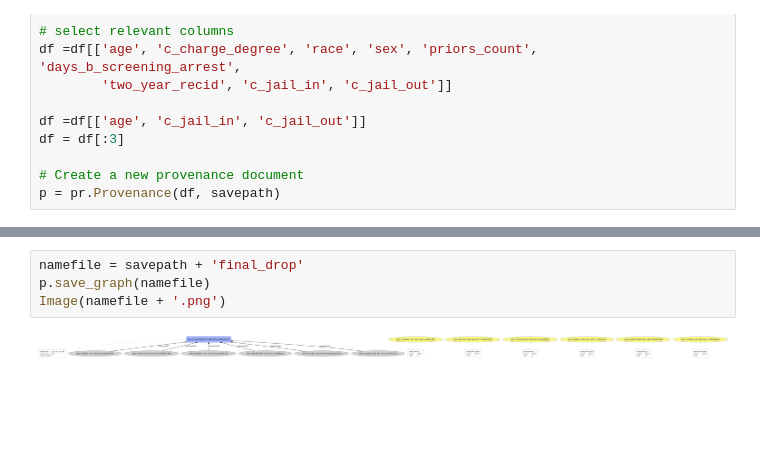
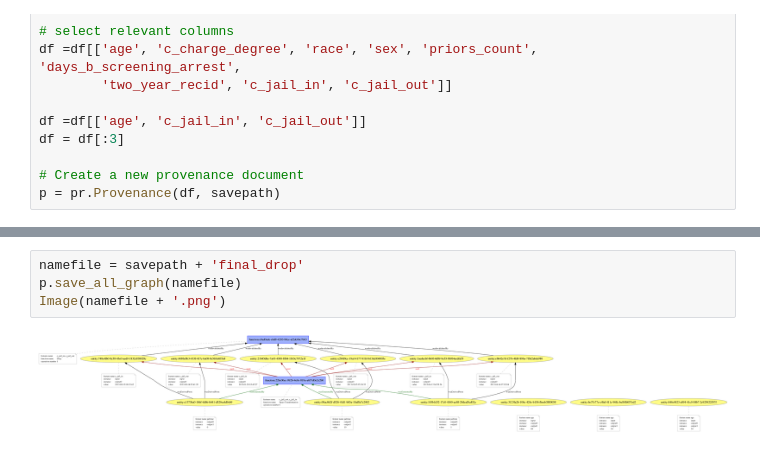
Before and after one commit to GiuliaSim/Provenance, a Jupyter notebook: pre-processing methods/Space_Transformation_Prov.ipynb, the cells around one changed output, grey strips where cells are left out. Cells and saved outputs as stored; diff of their text form; blank space fills up the shorter version.

```diff
--- a/pre-processing methods/Space_Transformation_Prov.ipynb
+++ b/pre-processing methods/Space_Transformation_Prov.ipynb
@@ -54,6 +54,6 @@ getProv_Drop function took 7.645 ms
 # %%
 namefile = savepath + 'final_drop'
-p.save_graph(namefile)
+p.save_all_graph(namefile)
 Image(namefile + '.png')
 # %% [output]
-[figure, old version]
+[figure, new version]
```
Also changed, not shown: parts of 3 cells of this notebook, 16 other files.
